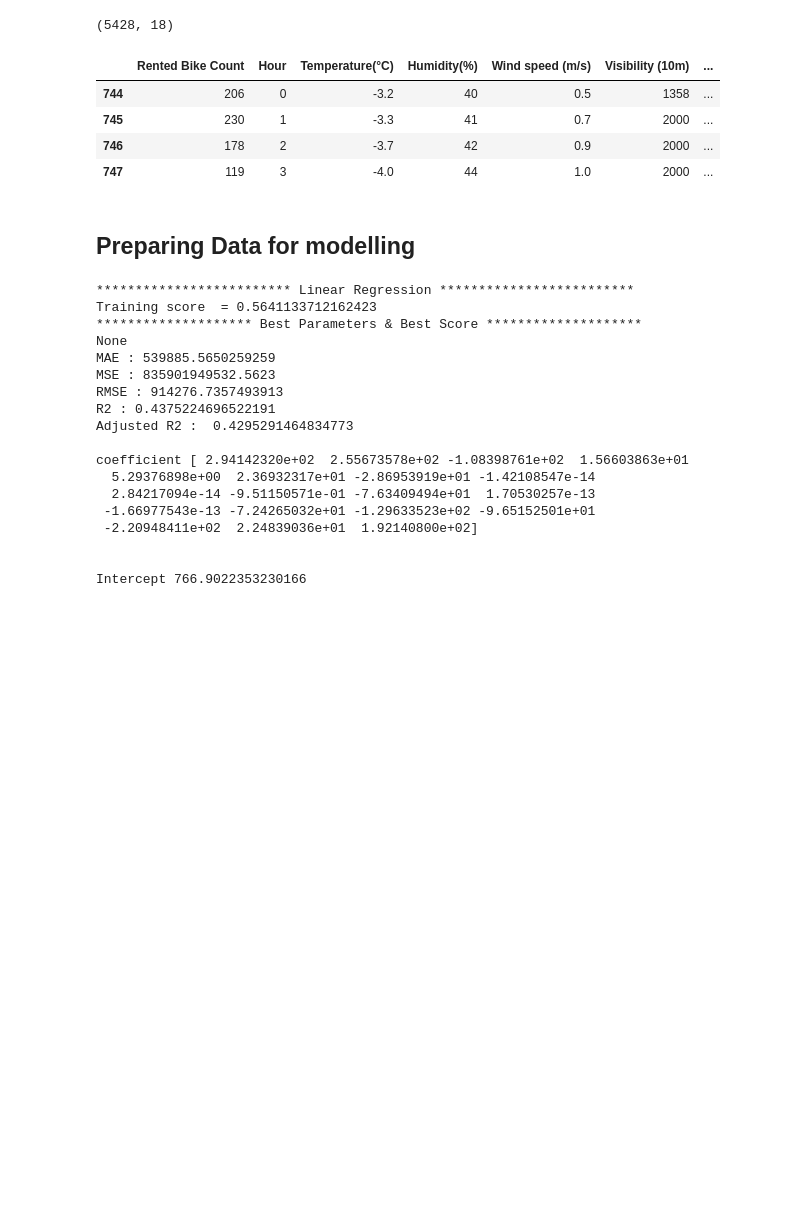
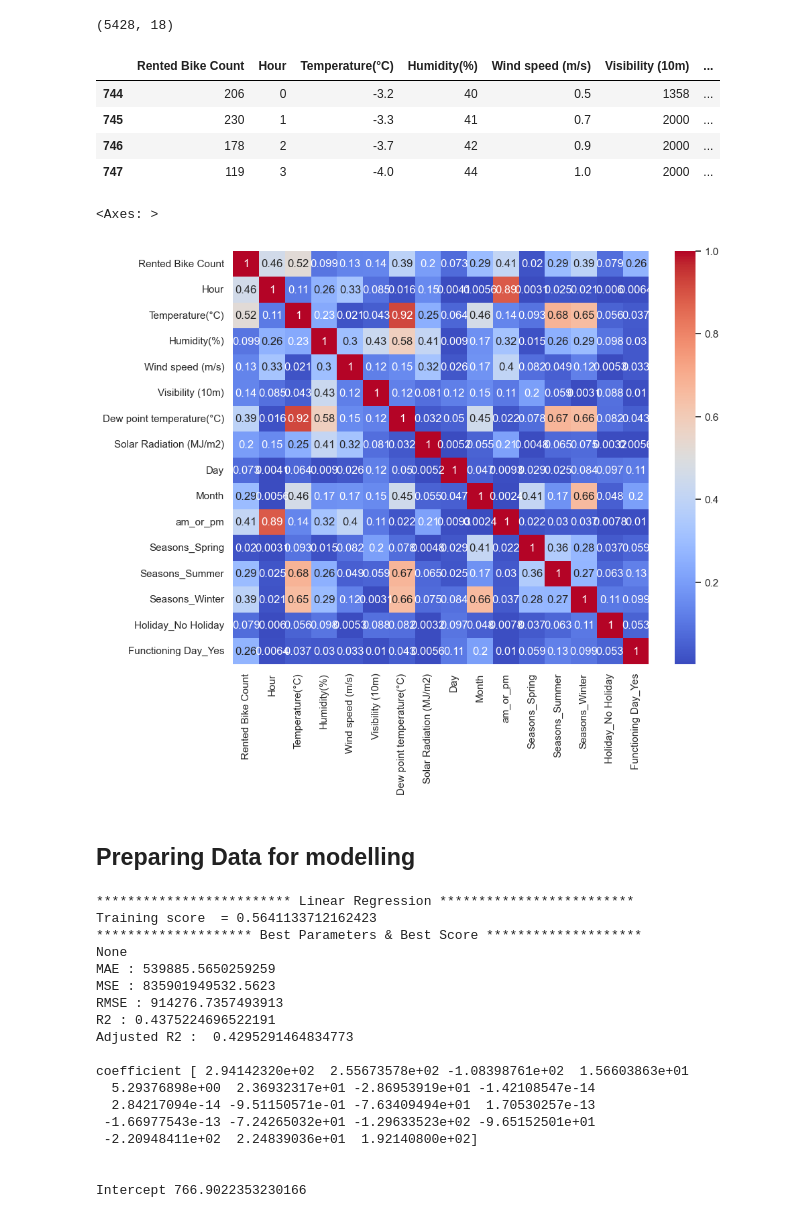
Before and after one commit to archana-adhi/bike_rental, a Jupyter notebook: FinalProject.ipynb, the cells around one changed output. Cells and saved outputs as stored; diff of their text form; code cells hidden in the pictures; blank space fills up the shorter version.

```diff
--- a/FinalProject.ipynb
+++ b/FinalProject.ipynb
@@ -256,6 +256,13 @@ columns_to_convert = ['Seasons_Spring', 'Seasons_Summer', 'Seasons_Winter', 'Hol
 
 for column in columns_to_convert:
     new_df[column] = new_df[column].astype(int)
+# %%
+# using seaborn heatmap for ploting correlation graph
+plt.figure(figsize=(10,8))
+sns.heatmap(abs(new_df.drop(columns=['Rainfall(mm)','Snowfall (cm)','Year','weekday']).corr()), cmap='coolwarm', annot=True)
+# %% [output]
+<Axes: >
+[figure, added]
 # %% [markdown]
 ## Preparing Data for modelling
 # %%
```
Also changed, not shown: parts of 1 cell of this notebook.
